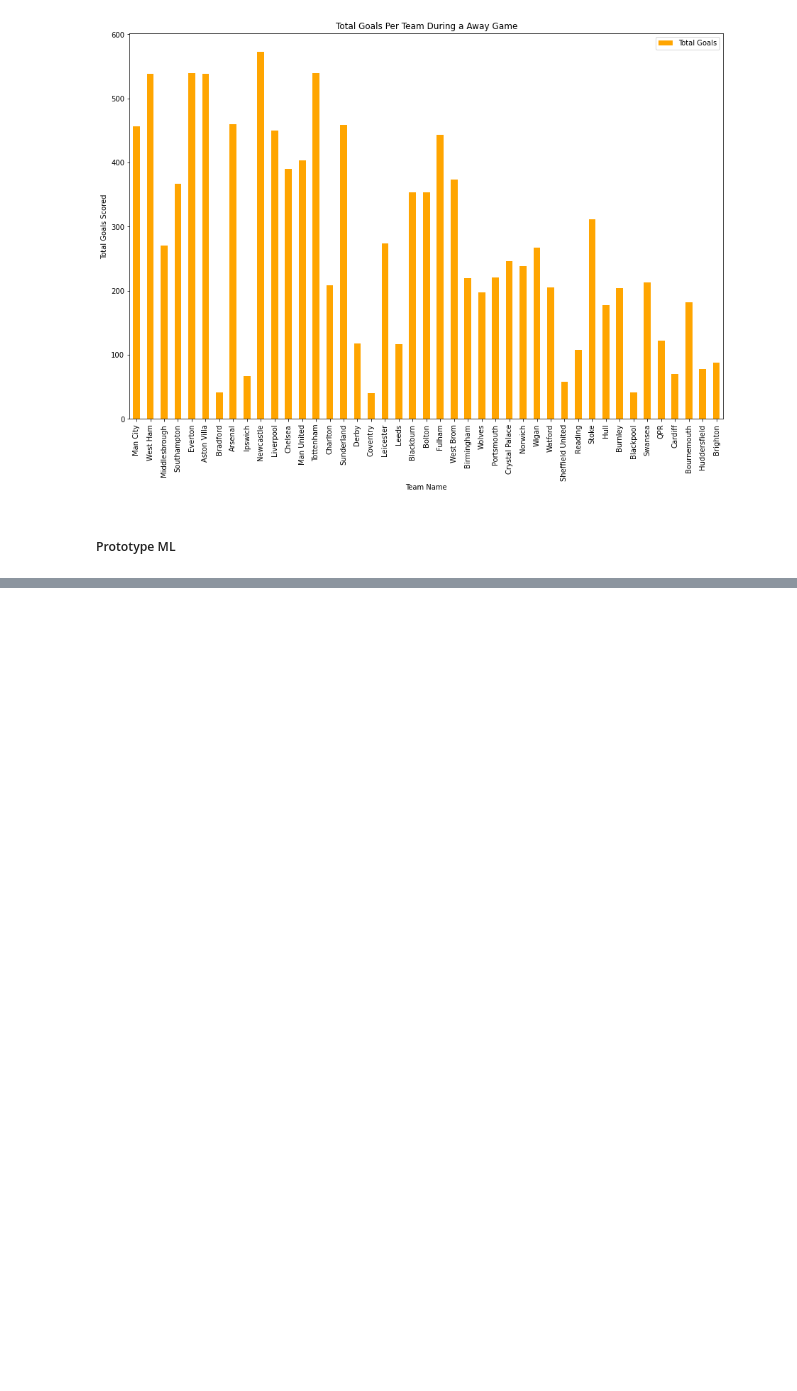
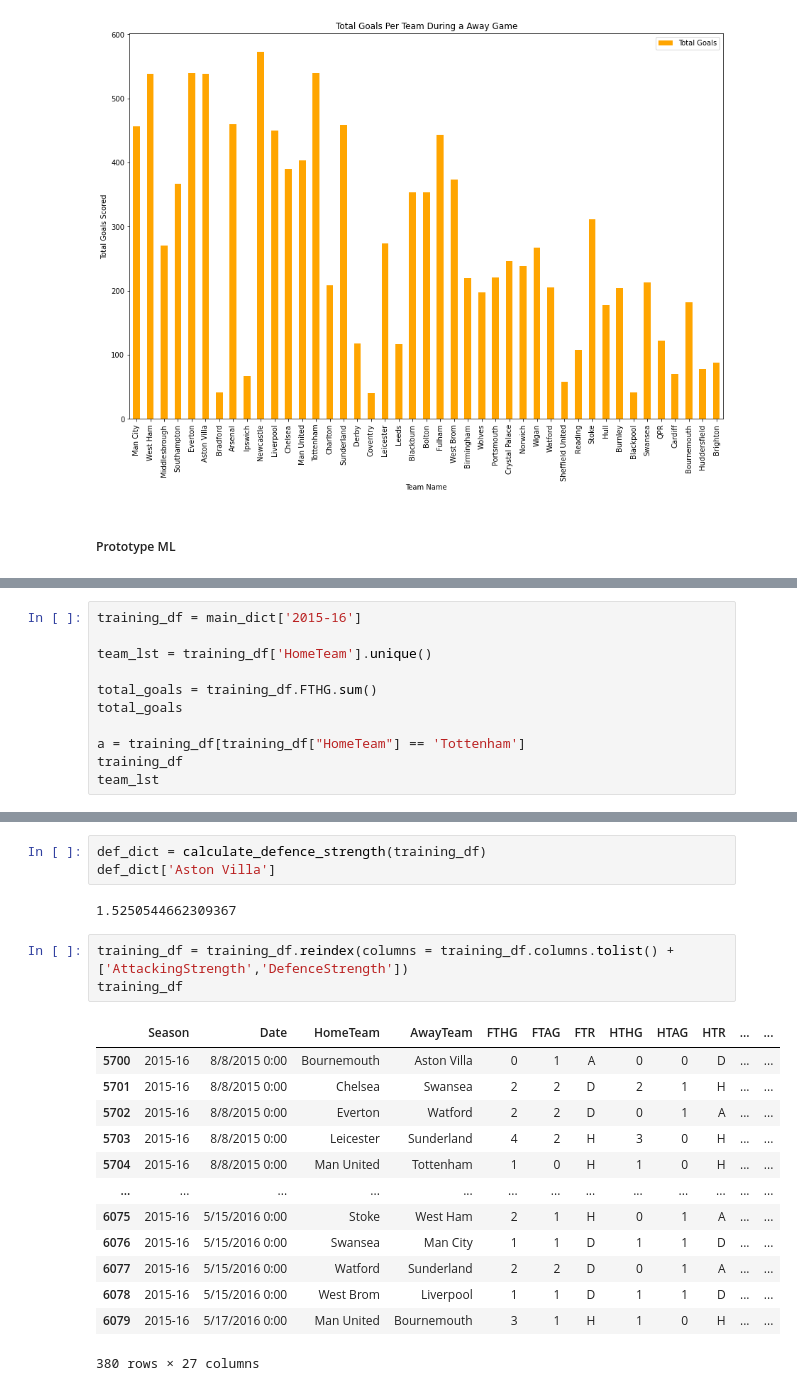
Before and after one commit to nnimako/Soccer_LeageTable_Prediction, a Jupyter notebook: final_1.ipynb, the cells around one changed output, grey strips where cells are left out. Cells and saved outputs as stored; diff of their text form; blank space fills up the shorter version.

```diff
--- a/final_1.ipynb
+++ b/final_1.ipynb
@@ -228,0 +232,11 @@ d
+# %%
+training_df = main_dict['2015-16']
+
+team_lst = training_df['HomeTeam'].unique()
+
+total_goals = training_df.FTHG.sum()
+total_goals
+
+a = training_df[training_df["HomeTeam"] == 'Tottenham']
+training_df
+team_lst
@@ -272,0 +295,22 @@ ValueError: The truth value of a Series is ambiguous. Use a.empty, a.bool(), a.i
+# %%
+def_dict = calculate_defence_strength(training_df)
+def_dict['Aston Villa']
+# %% [output]
+1.5250544662309367
+# %%
+training_df = training_df.reindex(columns = training_df.columns.tolist() + ['AttackingStrength','DefenceStrength'])
+training_df
+# %% [output]
+|  | Season | Date | HomeTeam | AwayTeam | FTHG | FTAG | FTR | HTHG | HTAG | HTR | ... | ... |
+| 5700 | 2015-16 | 8/8/2015 0:00 | Bournemouth | Aston Villa | 0 | 1 | A | 0 | 0 | D | ... | ... |
+| 5701 | 2015-16 | 8/8/2015 0:00 | Chelsea | Swansea | 2 | 2 | D | 2 | 1 | H | ... | ... |
+| 5702 | 2015-16 | 8/8/2015 0:00 | Everton | Watford | 2 | 2 | D | 0 | 1 | A | ... | ... |
+| 5703 | 2015-16 | 8/8/2015 0:00 | Leicester | Sunderland | 4 | 2 | H | 3 | 0 | H | ... | ... |
+| 5704 | 2015-16 | 8/8/2015 0:00 | Man United | Tottenham | 1 | 0 | H | 1 | 0 | H | ... | ... |
+| ... | ... | ... | ... | ... | ... | ... | ... | ... | ... | ... | ... | ... |
+| 6075 | 2015-16 | 5/15/2016 0:00 | Stoke | West Ham | 2 | 1 | H | 0 | 1 | A | ... | ... |
+| 6076 | 2015-16 | 5/15/2016 0:00 | Swansea | Man City | 1 | 1 | D | 1 | 1 | D | ... | ... |
+| 6077 | 2015-16 | 5/15/2016 0:00 | Watford | Sunderland | 2 | 2 | D | 0 | 1 | A | ... | ... |
+| 6078 | 2015-16 | 5/15/2016 0:00 | West Brom | Liverpool | 1 | 1 | D | 1 | 1 | D | ... | ... |
+| 6079 | 2015-16 | 5/17/2016 0:00 | Man United | Bournemouth | 3 | 1 | H | 1 | 0 | H | ... | ... |
+380 rows × 27 columns
```
Also changed, not shown: parts of 11 cells of this notebook.
